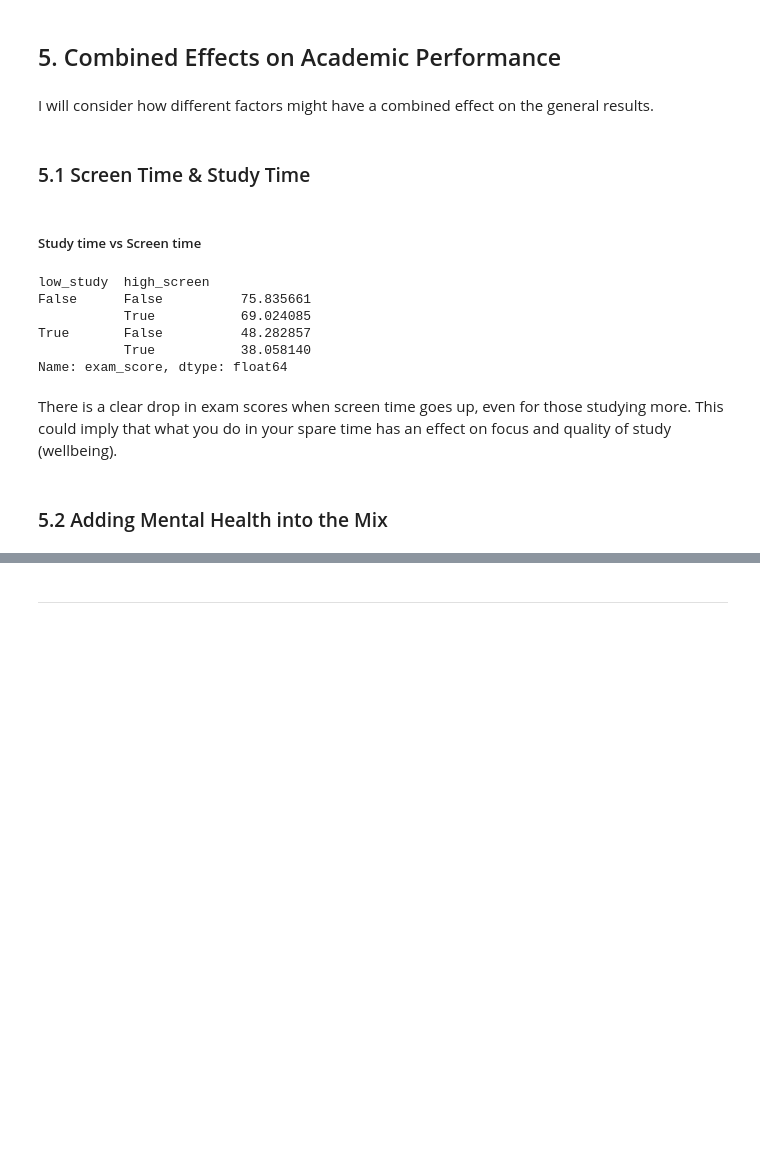
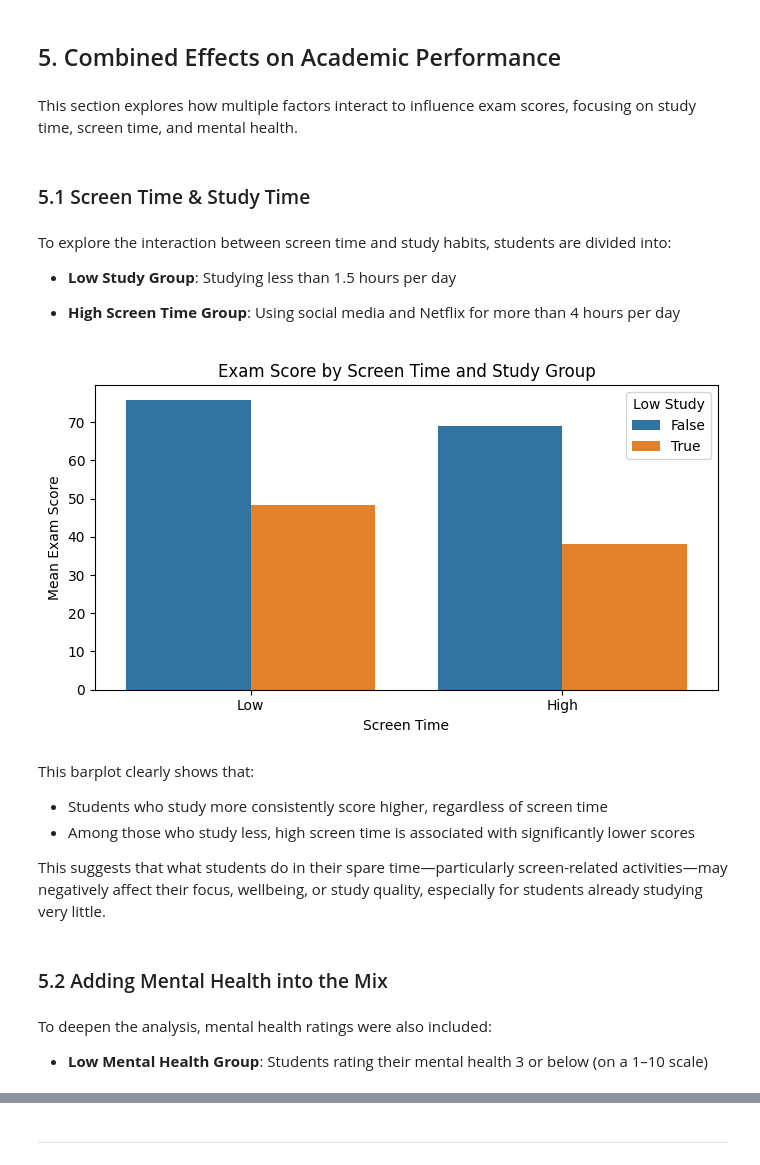
Before and after one commit to martyna-haliniak/visualisations_in_python, a Jupyter notebook: visualisations_task.ipynb, the cells around one changed output, grey strips where cells are left out. Drawn from its saved outputs; the diff is of its cells as text; code cells hidden in the pictures; blank space fills up the shorter version.

Commit message:
finalised sections up to 5, added diet to lifestyle analysis in section 6

```diff
--- a/visualisations_task.ipynb
+++ b/visualisations_task.ipynb
@@ -371,33 +374,41 @@ Study time strongly benefits academic performance, while better mental health su
 # %% [markdown]
 ## 5. Combined Effects on Academic Performance
 # %% [markdown]
-I will consider how different factors might have a combined effect on the general results.
+This section explores how multiple factors interact to influence exam scores, focusing on study time, screen time, and mental health.
 # %% [markdown]
 ### 5.1 Screen Time & Study Time
+# %% [markdown]
+To explore the interaction between screen time and study habits, students are divided into:
+
+- **Low Study Group**: Studying less than 1.5 hours per day
+
+- **High Screen Time Group**: Using social media and Netflix for more than 4 hours per day
 # %%
-# Low study group
+# Categorise students
 df['low_study'] = df['study_hours_per_day'] < 1.5
-
-# High screen time group
 df['high_screen'] = df['total_screen_time'] > 4
 
-# Part time employment
-df['has_job'] = df['part_time_job'] == True
+# Plot mean exam scores by group
+plt.figure(figsize=(7, 4))
+sns.barplot(data=df, x='high_screen', y='exam_score', hue='low_study', errorbar=None)
+plt.title('Exam Score by Screen Time and Study Group')
+plt.xlabel('Screen Time')
+plt.ylabel('Mean Exam Score')
+plt.xticks([0,1], ['Low', 'High'])
+plt.legend(title='Low Study')
+plt.tight_layout()
+plt.show()
+# %% [output]
+[figure, added]
-# %% [markdown]
-##### Study time vs Screen time
-# %%
-# Low study vs High Screen time
-df.groupby(['low_study', 'high_screen'])['exam_score'].mean()
-# %% [output]
-low_study  high_screen
-False      False          75.835661
-           True           69.024085
-True       False          48.282857
-           True           38.058140
-Name: exam_score, dtype: float64
 # %% [markdown]
-There is a clear drop in exam scores when screen time goes up, even for those studying more.
-This could imply that what you do in your spare time has an effect on focus and quality of study (wellbeing).
+This barplot clearly shows that:
+- Students who study more consistently score higher, regardless of screen time
+- Among those who study less, high screen time is associated with significantly lower scores
+
+This suggests that what students do in their spare time—particularly screen-related activities—may negatively affect their focus, wellbeing, or study quality, especially for students already studying very little.
 # %% [markdown]
 ### 5.2 Adding Mental Health into the Mix
+# %% [markdown]
+To deepen the analysis, mental health ratings were also included:
+- **Low Mental Health Group**: Students rating their mental health 3 or below (on a 1–10 scale)
 # %%
```
Also changed, not shown: parts of 34 cells of this notebook.
